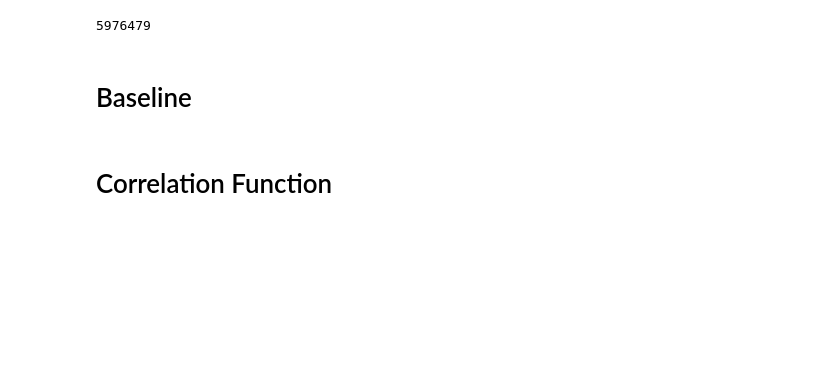
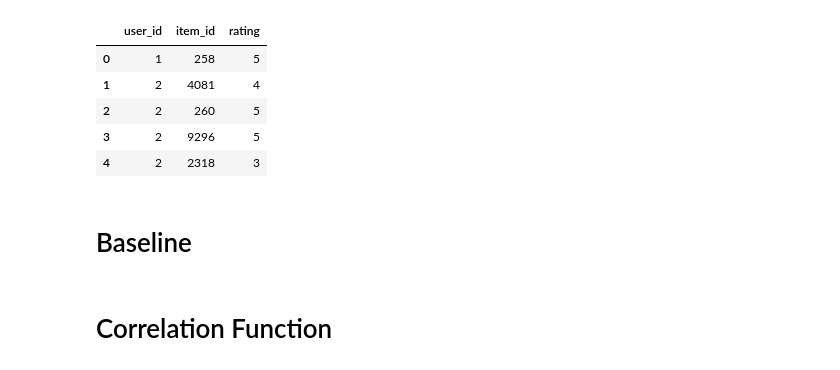
Before and after one commit to fkemeth/book_collaborative_filtering, a Jupyter notebook: evaluate_book_cf.ipynb, the cells around one changed output. Saved outputs shown, nothing was run; the diff lists cells and outputs as text; code cells hidden in the pictures; blank space fills up the shorter version.

```diff
--- a/evaluate_book_cf.ipynb
+++ b/evaluate_book_cf.ipynb
@@ -6,10 +6,16 @@ import seaborn as sns
 
 from src.book_collaborative_filtering.evaluator import Evaluator
 # %%
-number_of_runs = 200
-ratings = pd.read_csv("ratings.csv")
+number_of_runs = 500
+ratings = pd.read_csv("ratings.csv").rename(columns={"book_id": "item_id"})
+ratings.head()
 # %% [output]
-5976479
+|  | user_id | item_id | rating |
+| 0 | 1 | 258 | 5 |
+| 1 | 2 | 4081 | 4 |
+| 2 | 2 | 260 | 5 |
+| 3 | 2 | 9296 | 5 |
+| 4 | 2 | 2318 | 3 |
 # %% [markdown]
 # Baseline
 # %%
```
Also changed, not shown: parts of 10 cells of this notebook.
